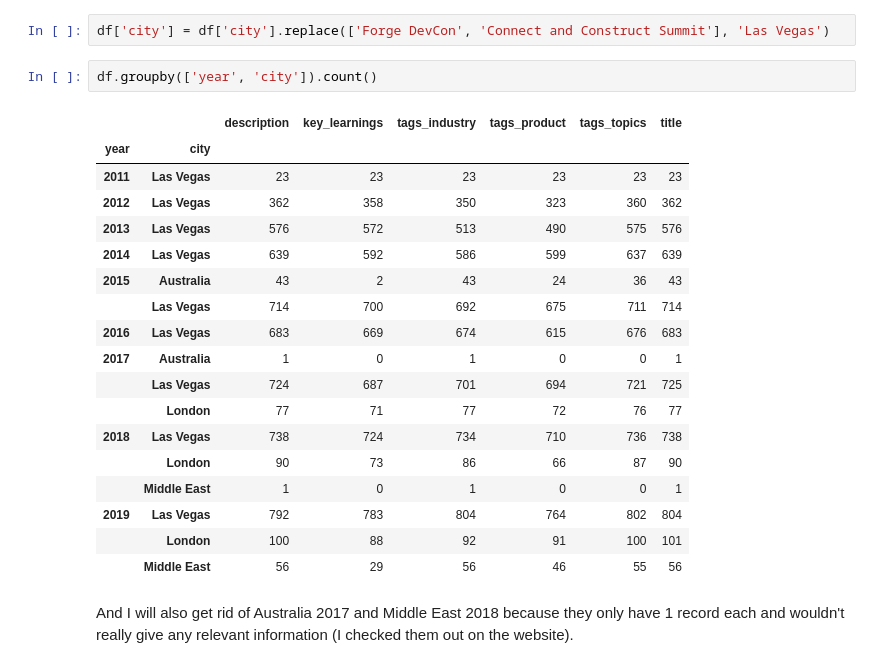
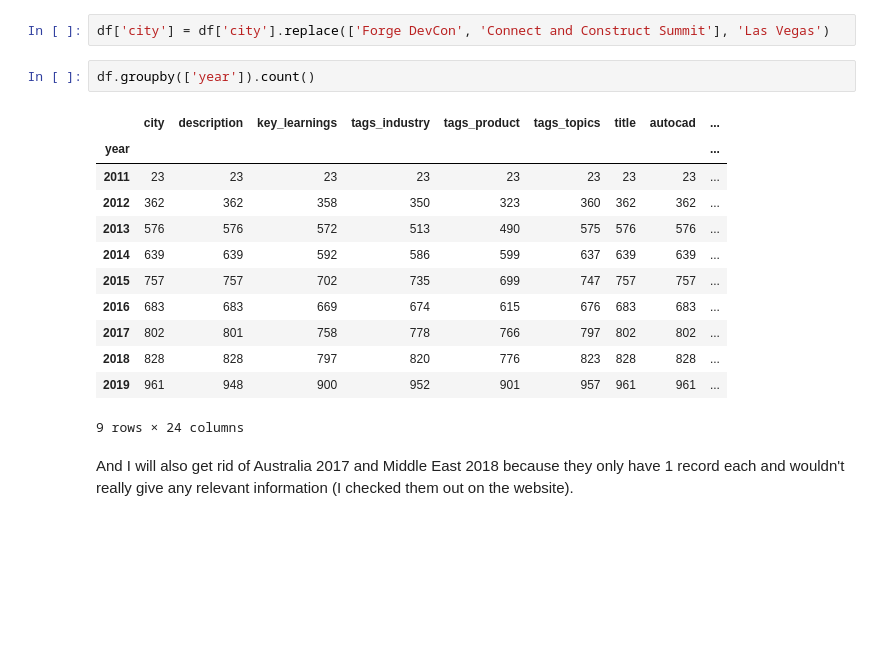
Before and after one commit to EugeniaDickson/autodesk_uni, a Jupyter notebook: data_preprocessing.ipynb, the cells around one changed output. Saved outputs shown, nothing was run; the diff lists cells and outputs as text; blank space fills up the shorter version.

```diff
--- a/data_preprocessing.ipynb
+++ b/data_preprocessing.ipynb
@@ -66,26 +71,20 @@ I can see that some locations are not geographic: both Forge DevCon and Connect
 # %%
 df['city'] = df['city'].replace(['Forge DevCon', 'Connect and Construct Summit'], 'Las Vegas')
 # %%
-df.groupby(['year', 'city']).count()
+df.groupby(['year']).count()
 # %% [output]
-|  |  | description | key_learnings | tags_industry | tags_product | tags_topics | title |
-| year | city |  |  |  |  |  |  |
-| 2011 | Las Vegas | 23 | 23 | 23 | 23 | 23 | 23 |
-| 2012 | Las Vegas | 362 | 358 | 350 | 323 | 360 | 362 |
-| 2013 | Las Vegas | 576 | 572 | 513 | 490 | 575 | 576 |
-| 2014 | Las Vegas | 639 | 592 | 586 | 599 | 637 | 639 |
-| 2015 | Australia | 43 | 2 | 43 | 24 | 36 | 43 |
-|  | Las Vegas | 714 | 700 | 692 | 675 | 711 | 714 |
-| 2016 | Las Vegas | 683 | 669 | 674 | 615 | 676 | 683 |
-| 2017 | Australia | 1 | 0 | 1 | 0 | 0 | 1 |
-|  | Las Vegas | 724 | 687 | 701 | 694 | 721 | 725 |
-|  | London | 77 | 71 | 77 | 72 | 76 | 77 |
-| 2018 | Las Vegas | 738 | 724 | 734 | 710 | 736 | 738 |
-|  | London | 90 | 73 | 86 | 66 | 87 | 90 |
-|  | Middle East | 1 | 0 | 1 | 0 | 0 | 1 |
-| 2019 | Las Vegas | 792 | 783 | 804 | 764 | 802 | 804 |
-|  | London | 100 | 88 | 92 | 91 | 100 | 101 |
-|  | Middle East | 56 | 29 | 56 | 46 | 55 | 56 |
+|  | city | description | key_learnings | tags_industry | tags_product | tags_topics | title | autocad | ... |
+| year |  |  |  |  |  |  |  |  | ... |
+| 2011 | 23 | 23 | 23 | 23 | 23 | 23 | 23 | 23 | ... |
+| 2012 | 362 | 362 | 358 | 350 | 323 | 360 | 362 | 362 | ... |
+| 2013 | 576 | 576 | 572 | 513 | 490 | 575 | 576 | 576 | ... |
+| 2014 | 639 | 639 | 592 | 586 | 599 | 637 | 639 | 639 | ... |
+| 2015 | 757 | 757 | 702 | 735 | 699 | 747 | 757 | 757 | ... |
+| 2016 | 683 | 683 | 669 | 674 | 615 | 676 | 683 | 683 | ... |
+| 2017 | 802 | 801 | 758 | 778 | 766 | 797 | 802 | 802 | ... |
+| 2018 | 828 | 828 | 797 | 820 | 776 | 823 | 828 | 828 | ... |
+| 2019 | 961 | 948 | 900 | 952 | 901 | 957 | 961 | 961 | ... |
+9 rows × 24 columns
 # %% [markdown]
 And I will also get rid of Australia 2017 and Middle East 2018 because they only have 1 record each and wouldn't really give any relevant information (I checked them out on the website).
 # %%
```
Also changed, not shown: parts of 18 cells of this notebook.
